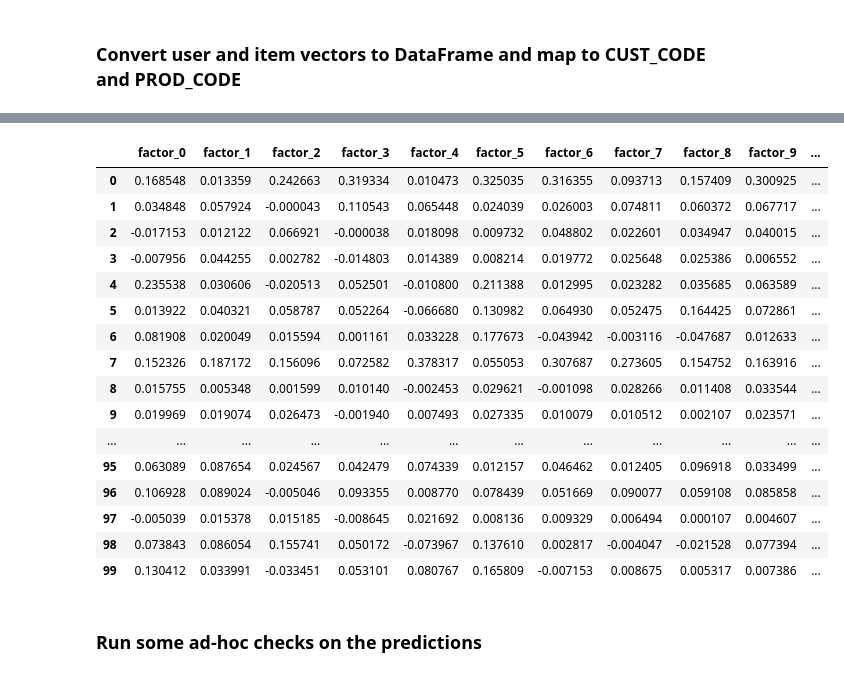
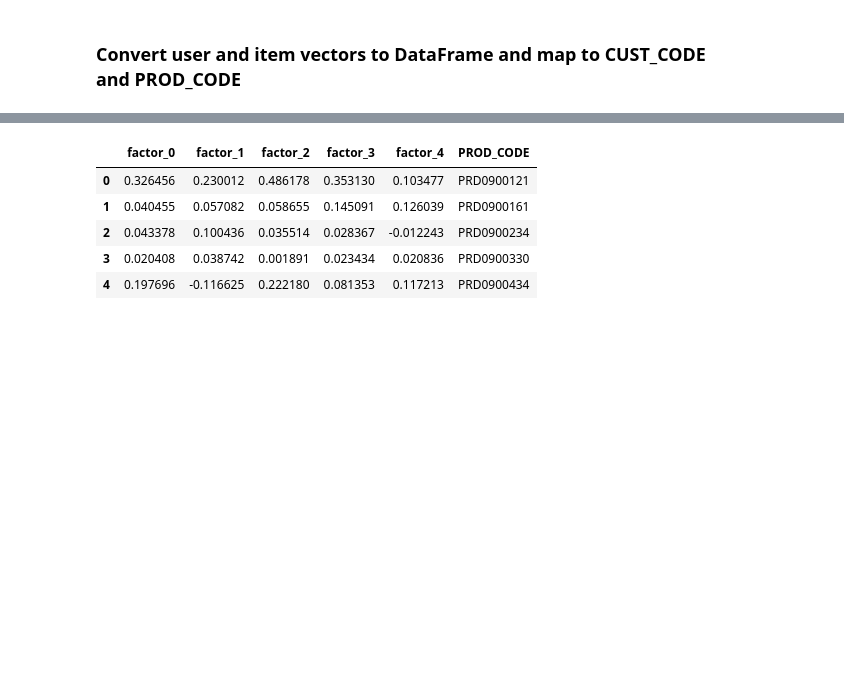
Before and after one commit to ifu97224/grocery_recommender, a Jupyter notebook: Grocery_Recommender/Run ALS/Run_ALS.ipynb, the cells around one changed output, grey strips where cells are left out. Drawn from its saved outputs; the diff is of its cells as text; code cells hidden in the pictures; blank space fills up the shorter version.

```diff
--- a/Grocery_Recommender/Run ALS/Run_ALS.ipynb
+++ b/Grocery_Recommender/Run ALS/Run_ALS.ipynb
@@ -350,21 +350,10 @@ user_factors.head()
 # %%
-item_factors.head(100)
+item_factors.head()
 # %% [output]
-|  | factor_0 | factor_1 | factor_2 | factor_3 | factor_4 | factor_5 | factor_6 | factor_7 | factor_8 | factor_9 | ... |
-| 0 | 0.168548 | 0.013359 | 0.242663 | 0.319334 | 0.010473 | 0.325035 | 0.316355 | 0.093713 | 0.157409 | 0.300925 | ... |
-| 1 | 0.034848 | 0.057924 | -0.000043 | 0.110543 | 0.065448 | 0.024039 | 0.026003 | 0.074811 | 0.060372 | 0.067717 | ... |
-| 2 | -0.017153 | 0.012122 | 0.066921 | -0.000038 | 0.018098 | 0.009732 | 0.048802 | 0.022601 | 0.034947 | 0.040015 | ... |
-| 3 | -0.007956 | 0.044255 | 0.002782 | -0.014803 | 0.014389 | 0.008214 | 0.019772 | 0.025648 | 0.025386 | 0.006552 | ... |
-| 4 | 0.235538 | 0.030606 | -0.020513 | 0.052501 | -0.010800 | 0.211388 | 0.012995 | 0.023282 | 0.035685 | 0.063589 | ... |
-| 5 | 0.013922 | 0.040321 | 0.058787 | 0.052264 | -0.066680 | 0.130982 | 0.064930 | 0.052475 | 0.164425 | 0.072861 | ... |
-| 6 | 0.081908 | 0.020049 | 0.015594 | 0.001161 | 0.033228 | 0.177673 | -0.043942 | -0.003116 | -0.047687 | 0.012633 | ... |
-| 7 | 0.152326 | 0.187172 | 0.156096 | 0.072582 | 0.378317 | 0.055053 | 0.307687 | 0.273605 | 0.154752 | 0.163916 | ... |
-| 8 | 0.015755 | 0.005348 | 0.001599 | 0.010140 | -0.002453 | 0.029621 | -0.001098 | 0.028266 | 0.011408 | 0.033544 | ... |
-| 9 | 0.019969 | 0.019074 | 0.026473 | -0.001940 | 0.007493 | 0.027335 | 0.010079 | 0.010512 | 0.002107 | 0.023571 | ... |
-| ... | ... | ... | ... | ... | ... | ... | ... | ... | ... | ... | ... |
-| 95 | 0.063089 | 0.087654 | 0.024567 | 0.042479 | 0.074339 | 0.012157 | 0.046462 | 0.012405 | 0.096918 | 0.033499 | ... |
-| 96 | 0.106928 | 0.089024 | -0.005046 | 0.093355 | 0.008770 | 0.078439 | 0.051669 | 0.090077 | 0.059108 | 0.085858 | ... |
-| 97 | -0.005039 | 0.015378 | 0.015185 | -0.008645 | 0.021692 | 0.008136 | 0.009329 | 0.006494 | 0.000107 | 0.004607 | ... |
-| 98 | 0.073843 | 0.086054 | 0.155741 | 0.050172 | -0.073967 | 0.137610 | 0.002817 | -0.004047 | -0.021528 | 0.077394 | ... |
-| 99 | 0.130412 | 0.033991 | -0.033451 | 0.053101 | 0.080767 | 0.165809 | -0.007153 | 0.008675 | 0.005317 | 0.007386 | ... |
+|  | factor_0 | factor_1 | factor_2 | factor_3 | factor_4 | PROD_CODE |
+| 0 | 0.326456 | 0.230012 | 0.486178 | 0.353130 | 0.103477 | PRD0900121 |
+| 1 | 0.040455 | 0.057082 | 0.058655 | 0.145091 | 0.126039 | PRD0900161 |
+| 2 | 0.043378 | 0.100436 | 0.035514 | 0.028367 | -0.012243 | PRD0900234 |
+| 3 | 0.020408 | 0.038742 | 0.001891 | 0.023434 | 0.020836 | PRD0900330 |
+| 4 | 0.197696 | -0.116625 | 0.222180 | 0.081353 | 0.117213 | PRD0900434 |
 # %%
@@ -374,2 +368,0 @@ user_factors.to_csv('./results/user_factros.csv', index = False)
-# %% [markdown]
-### Run some ad-hoc checks on the predictions
```
Also changed, not shown: parts of 24 cells of this notebook, 14 other files.
